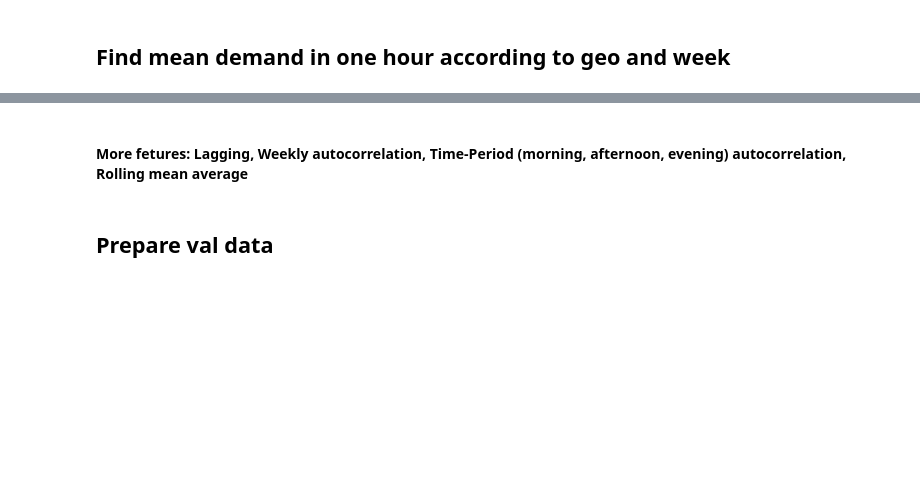
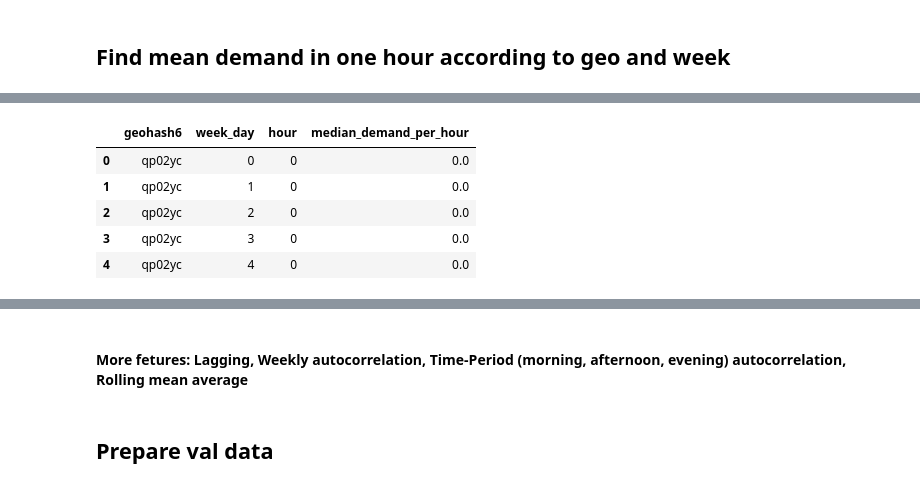
Before and after one commit to tanyapohn/grab-traffic, a Jupyter notebook: notebooks/make_features_tree.ipynb, the cells around one changed output, grey strips where cells are left out. Cells and saved outputs as stored; diff of their text form; code cells hidden in the pictures; blank space fills up the shorter version.

```diff
--- a/notebooks/make_features_tree.ipynb
+++ b/notebooks/make_features_tree.ipynb
@@ -225,0 +305,9 @@ std_demand_by_geo = pd.melt(std_geohour_interval.reset_index(),
+# %%
+std_demand_by_time.head()
+# %% [output]
+|  | geohash6 | week_day | hour | median_demand_per_hour |
+| 0 | qp02yc | 0 | 0 | 0.0 |
+| 1 | qp02yc | 1 | 0 | 0.0 |
+| 2 | qp02yc | 2 | 0 | 0.0 |
+| 3 | qp02yc | 3 | 0 | 0.0 |
+| 4 | qp02yc | 4 | 0 | 0.0 |
```
Also changed, not shown: parts of 71 cells of this notebook.
